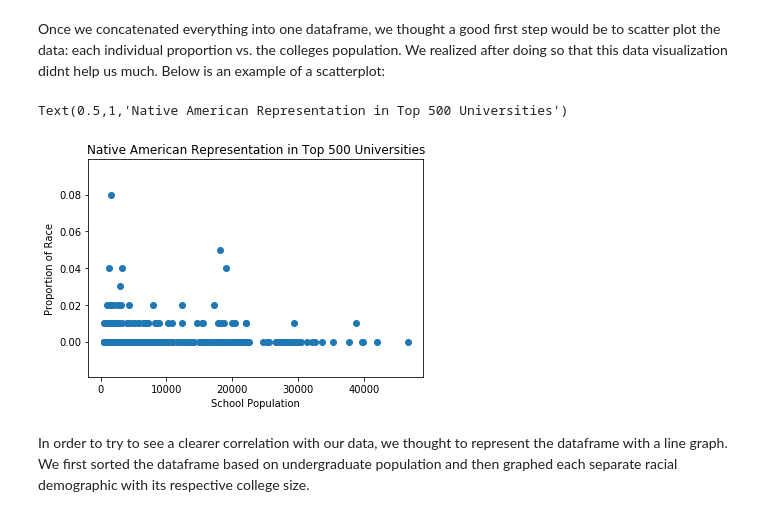
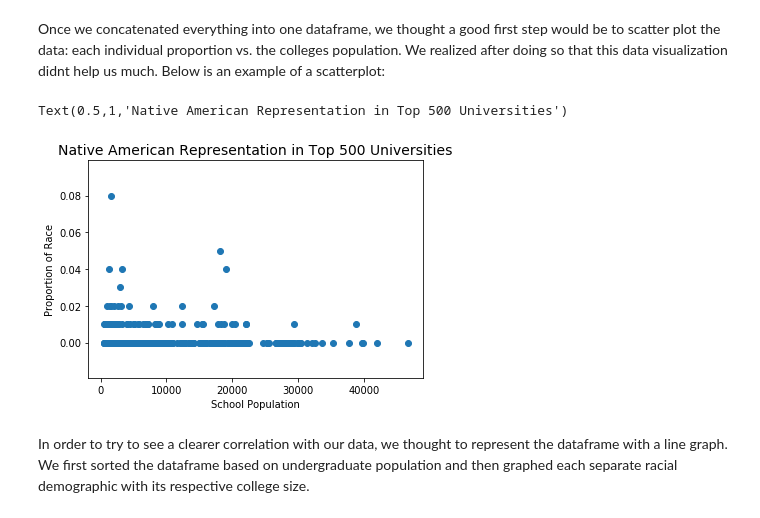
Before and after one commit to nforesti/education, a Jupyter notebook: FinalProject.ipynb, the cells around one changed output. Drawn from its saved outputs; the diff is of its cells as text; code cells hidden in the pictures.

Commit message:
change size of title

```diff
--- a/FinalProject.ipynb
+++ b/FinalProject.ipynb
@@ -929,11 +932,11 @@ Once we concatenated everything into one dataframe, we thought a good first step
 # %%
 plt.scatter(df_top500.undergradpop, df_top500["Native American"])
 plt.xlabel('School Population')
 plt.ylabel('Proportion of Race')
-plt.title('Native American Representation in Top 500 Universities')
+plt.title('Native American Representation in Top 500 Universities', fontsize = 14)
 # %% [output]
 Text(0.5,1,'Native American Representation in Top 500 Universities')
-[figure, old version]
+[figure, new version]
 # %% [markdown]
 In order to try to see a clearer correlation with our data, we thought to represent the dataframe with a line graph. We first sorted the dataframe based on undergraduate population and then graphed each separate racial demographic with its respective college size.
 # %%
```
Also changed, not shown: parts of 20 cells of this notebook.
